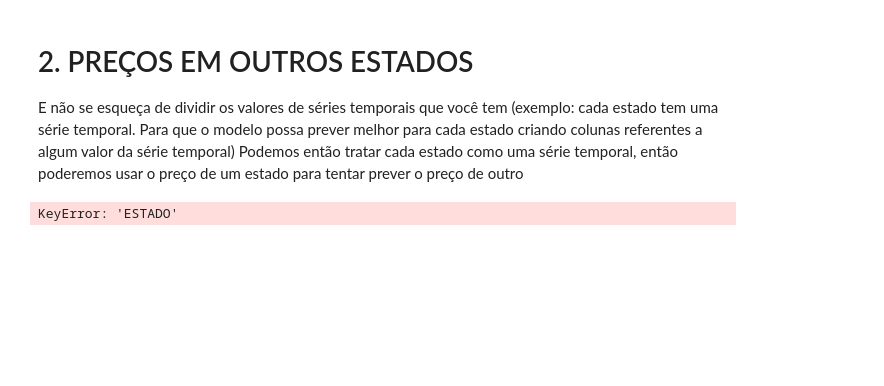
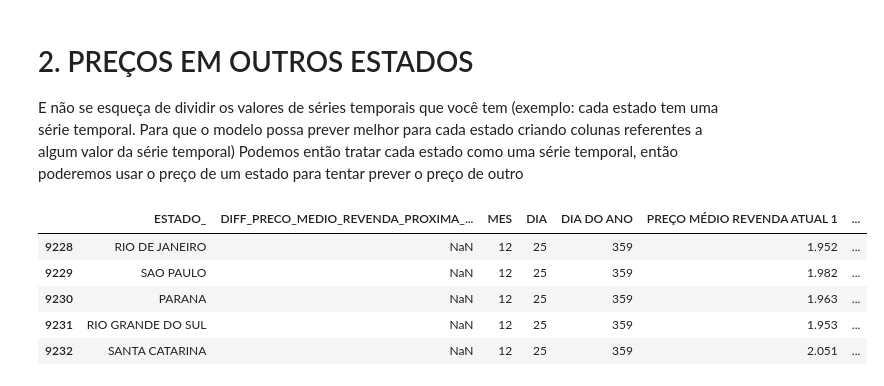
Before and after one commit to Breno-Valle/Gas_price_TimeSeries, a Jupyter notebook: gas_price.ipynb, the cells around one changed output. Saved outputs shown, nothing was run; the diff lists cells and outputs as text; code cells hidden in the pictures; blank space fills up the shorter version.

```diff
--- a/gas_price.ipynb
+++ b/gas_price.ipynb
@@ -442,17 +426,22 @@ Podemos então tratar cada estado como uma série temporal, então poderemos usa
 #como índice das linhas e uma coluna como índice de cada coluna
 # e os valores que temos
 # %%
-df_x_treino2['DATA FINAL'] = diesel_treino['DATA FINAL']
-df_x_valid2['DATA FINAL'] = diesel_valid['DATA FINAL']
+df_x_treino2['DATA FINAL'] = diesel_treino2['DATA FINAL']
+df_x_valid2['DATA FINAL'] = diesel_valid2['DATA FINAL']
 
-preco_por_estado_treino = df_x_treino2.pivot(index='DATA FINAL', columns="ESTADO",values='DIFF PREÇO MÉDIO REVENDA ATUAL 1')
-preco_por_estado_valid = df_x_valid2.pivot(index='DATA FINAL', columns="ESTADO",values='DIFF PREÇO MÉDIO REVENDA ATUAL 1')
+preco_por_estado_treino = df_x_treino2.pivot(index='DATA FINAL', columns="ESTADO_",values='DIFF PREÇO MÉDIO REVENDA ATUAL 1')
+preco_por_estado_valid = df_x_valid2.pivot(index='DATA FINAL', columns="ESTADO_",values='DIFF PREÇO MÉDIO REVENDA ATUAL 1')
 
-preco_por_estado_treino += '_DPREÇO'
-preco_por_estado_valid += '_DPREÇO'
+preco_por_estado_treino.columns += '_DPREÇO'
+preco_por_estado_valid.columns += '_DPREÇO'
 
 df_x_treino2 = pd.merge(df_x_treino2, preco_por_estado_treino, how='left', on='DATA FINAL')
 df_x_valid2 = pd.merge(df_x_valid2, preco_por_estado_valid, how='left', on='DATA FINAL')
 df_x_treino2.tail()
 # %% [output]
-KeyError: 'ESTADO'
+|  | ESTADO_ | DIFF_PRECO_MEDIO_REVENDA_PROXIMA_... | MES | DIA | DIA DO ANO | PREÇO MÉDIO REVENDA ATUAL 1 | ... |
+| 9228 | RIO DE JANEIRO | NaN | 12 | 25 | 359 | 1.952 | ... |
+| 9229 | SAO PAULO | NaN | 12 | 25 | 359 | 1.982 | ... |
+| 9230 | PARANA | NaN | 12 | 25 | 359 | 1.963 | ... |
+| 9231 | RIO GRANDE DO SUL | NaN | 12 | 25 | 359 | 1.953 | ... |
+| 9232 | SANTA CATARINA | NaN | 12 | 25 | 359 | 2.051 | ... |
```
Also changed, not shown: parts of 15 cells of this notebook.
